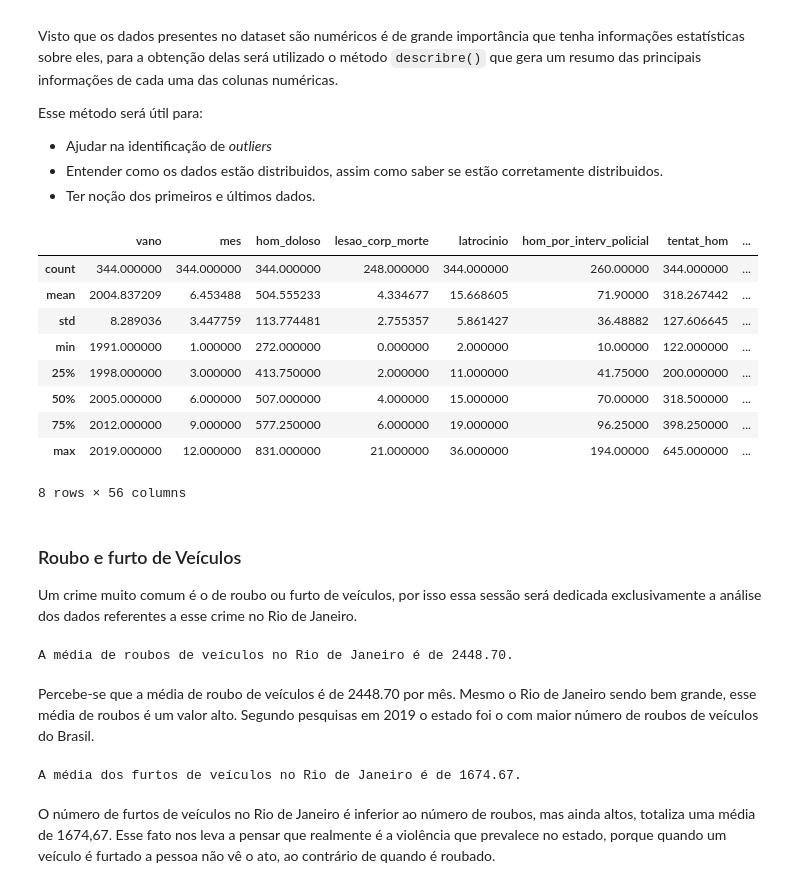
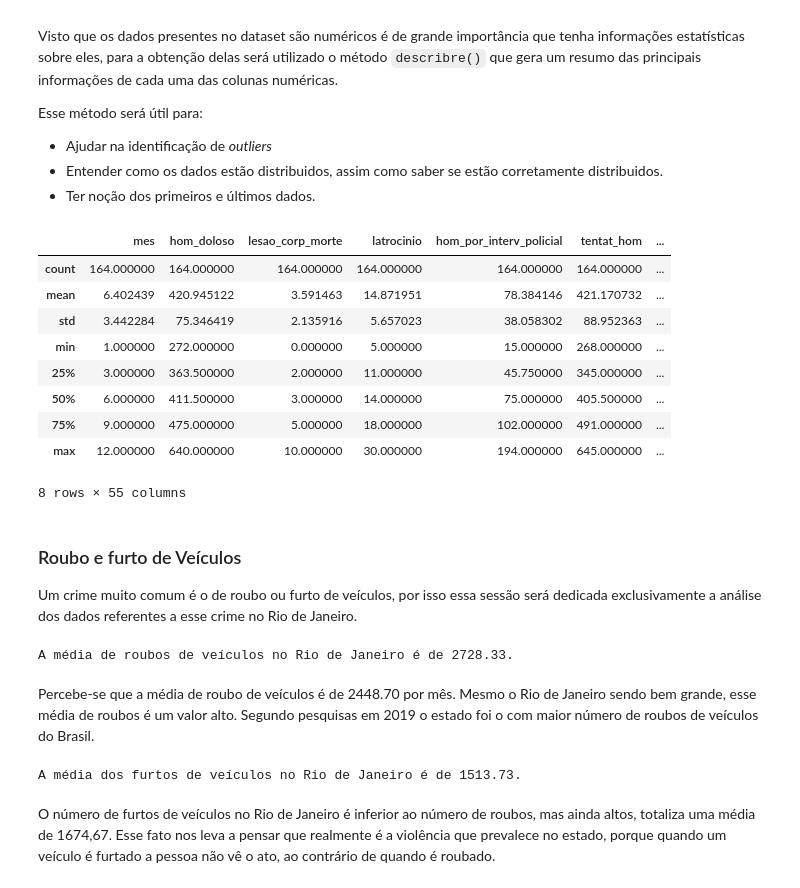
Before and after one commit to renatagsr/Data-Science-na-Pratica, a Jupyter notebook: Manipulando e Explorando Dados/Analisando_a_Violência_no_Rio_de_Janeiro.ipynb, the cells around one changed output. Cells and saved outputs as stored; diff of their text form; code cells hidden in the pictures.

Commit message:
Rio de Janeiro Violence notebook

```diff
--- a/Manipulando e Explorando Dados/Analisando_a_Violência_no_Rio_de_Janeiro.ipynb
+++ b/Manipulando e Explorando Dados/Analisando_a_Violência_no_Rio_de_Janeiro.ipynb
@@ -148,0 +153,2 @@ A ausência desses dados será trabalhada posteriormente.
+# %%
+df_clean = df[df['vano'] > 2005]
@@ -149,3 +175,5 @@ A ausência desses dados será trabalhada posteriormente.
+# %%
+df_clean.set_index(['vano'], inplace=True)
 # %% [markdown]
 ## Informações Estatísticas da Violência no Rio de Janeiro
 
@@ -158,36 +186,36 @@ Esse método será útil para:
 * Ter noção dos primeiros e últimos dados.
 # %%
 #Resumo estatístico
-df.describe()
+df_clean.describe()
 # %% [output]
-|  | vano | mes | hom_doloso | lesao_corp_morte | latrocinio | hom_por_interv_policial | tentat_hom | ... |
-| count | 344.000000 | 344.000000 | 344.000000 | 248.000000 | 344.000000 | 260.00000 | 344.000000 | ... |
-| mean | 2004.837209 | 6.453488 | 504.555233 | 4.334677 | 15.668605 | 71.90000 | 318.267442 | ... |
-| std | 8.289036 | 3.447759 | 113.774481 | 2.755357 | 5.861427 | 36.48882 | 127.606645 | ... |
-| min | 1991.000000 | 1.000000 | 272.000000 | 0.000000 | 2.000000 | 10.00000 | 122.000000 | ... |
-| 25% | 1998.000000 | 3.000000 | 413.750000 | 2.000000 | 11.000000 | 41.75000 | 200.000000 | ... |
-| 50% | 2005.000000 | 6.000000 | 507.000000 | 4.000000 | 15.000000 | 70.00000 | 318.500000 | ... |
-| 75% | 2012.000000 | 9.000000 | 577.250000 | 6.000000 | 19.000000 | 96.25000 | 398.250000 | ... |
-| max | 2019.000000 | 12.000000 | 831.000000 | 21.000000 | 36.000000 | 194.00000 | 645.000000 | ... |
+|  | mes | hom_doloso | lesao_corp_morte | latrocinio | hom_por_interv_policial | tentat_hom | ... |
+| count | 164.000000 | 164.000000 | 164.000000 | 164.000000 | 164.000000 | 164.000000 | ... |
+| mean | 6.402439 | 420.945122 | 3.591463 | 14.871951 | 78.384146 | 421.170732 | ... |
+| std | 3.442284 | 75.346419 | 2.135916 | 5.657023 | 38.058302 | 88.952363 | ... |
+| min | 1.000000 | 272.000000 | 0.000000 | 5.000000 | 15.000000 | 268.000000 | ... |
+| 25% | 3.000000 | 363.500000 | 2.000000 | 11.000000 | 45.750000 | 345.000000 | ... |
+| 50% | 6.000000 | 411.500000 | 3.000000 | 14.000000 | 75.000000 | 405.500000 | ... |
+| 75% | 9.000000 | 475.000000 | 5.000000 | 18.000000 | 102.000000 | 491.000000 | ... |
+| max | 12.000000 | 640.000000 | 10.000000 | 30.000000 | 194.000000 | 645.000000 | ... |
-8 rows × 56 columns
+8 rows × 55 columns
 # %% [markdown]
 ### Roubo e furto de Veículos
 
 Um crime muito comum é o de roubo ou furto de veículos, por isso essa sessão será dedicada exclusivamente a análise dos dados referentes a esse crime no Rio de Janeiro.
 # %%
 #Média da variável roubo_veiculo
-media_roubo_veiculo = df['roubo_veiculo'].mean()
+media_roubo_veiculo = df_clean['roubo_veiculo'].mean()
 print(f'A média de roubos de veículos no Rio de Janeiro é de {media_roubo_veiculo:.2f}.')
 # %% [output]
-A média de roubos de veículos no Rio de Janeiro é de 2448.70.
+A média de roubos de veículos no Rio de Janeiro é de 2728.33.
 # %% [markdown]
 Percebe-se que a média de roubo de veículos é de 2448.70 por mês. Mesmo o Rio de Janeiro sendo bem grande, esse média de roubos é um valor alto. Segundo pesquisas em 2019 o estado foi o com maior número de roubos de veículos do Brasil.
 # %%
 #Média da variável furto_veiculo
-media_furto_veiculo = df['furto_veiculos'].mean()
+media_furto_veiculo = df_clean['furto_veiculos'].mean()
 print(f'A média dos furtos de veículos no Rio de Janeiro é de {media_furto_veiculo:.2f}.')
 # %% [output]
-A média dos furtos de veículos no Rio de Janeiro é de 1674.67.
+A média dos furtos de veículos no Rio de Janeiro é de 1513.73.
 # %% [markdown]
 O número de furtos de veículos no Rio de Janeiro é inferior ao número de roubos, mas ainda altos, totaliza uma média de 1674,67. Esse fato nos leva a pensar que realmente é a violência que prevalece no estado, porque quando um veículo é furtado a pessoa não vê o ato, ao contrário de quando é roubado.
 # %%
```
Also changed, not shown: parts of 40 cells of this notebook.
